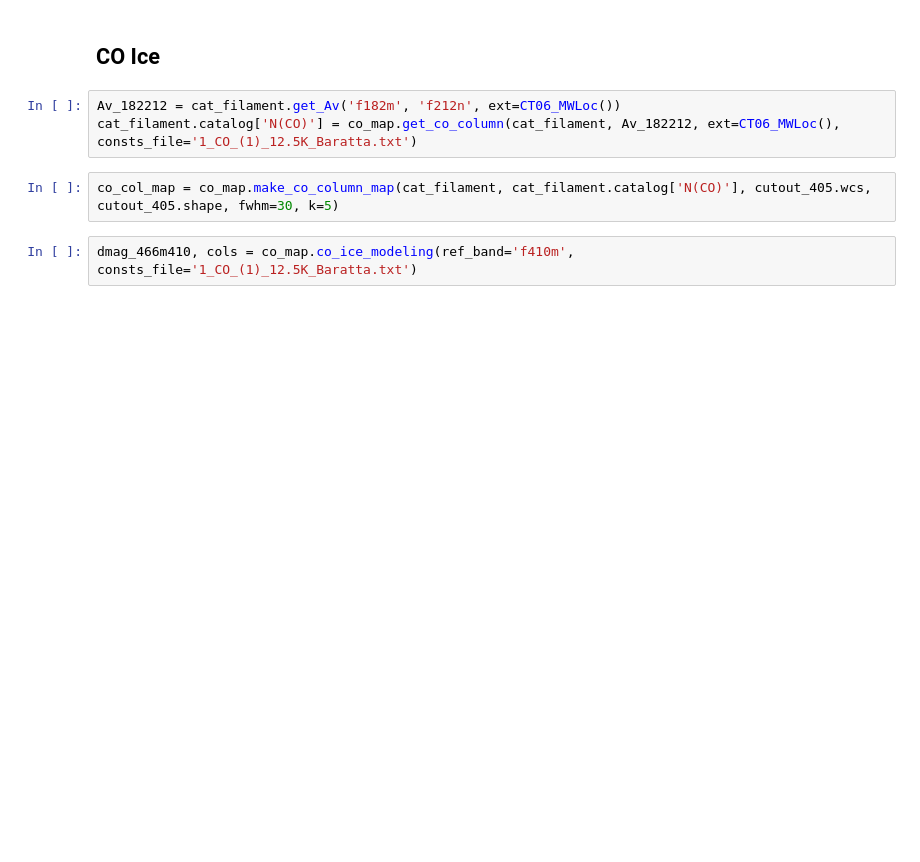
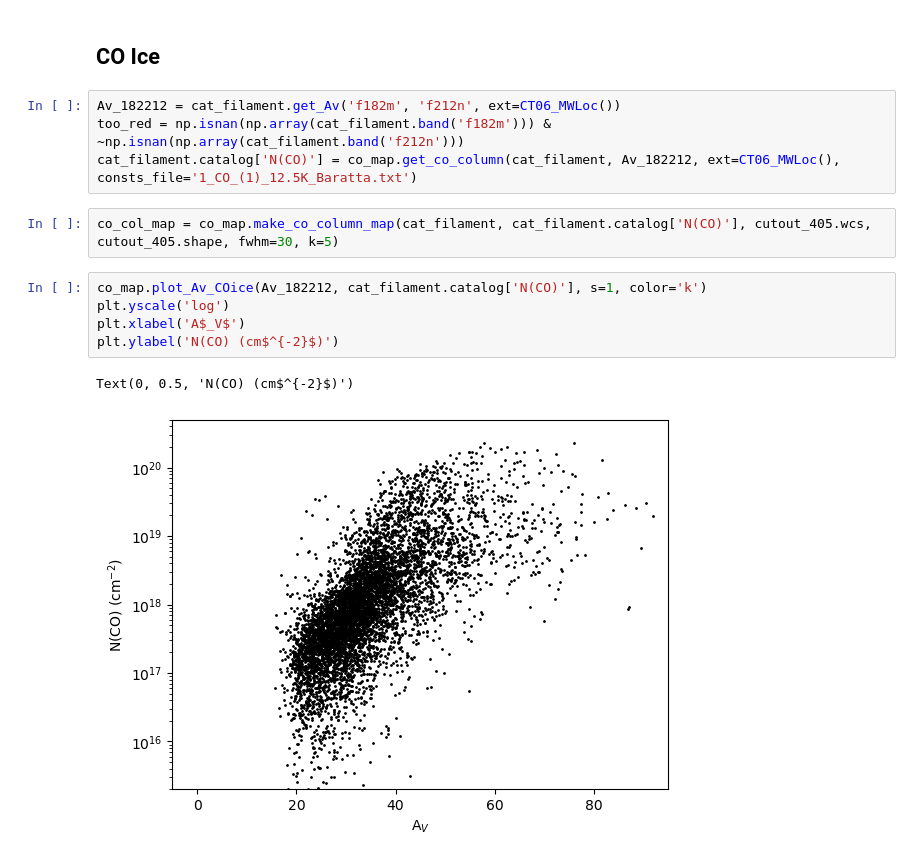
Before and after one commit to SpacialTree/lactea-filament, a Jupyter notebook: lactea-filament/notebooks/filament_COice.ipynb, the cells around one changed output. Saved outputs shown, nothing was run; the diff lists cells and outputs as text; blank space fills up the shorter version.

```diff
--- a/lactea-filament/notebooks/filament_COice.ipynb
+++ b/lactea-filament/notebooks/filament_COice.ipynb
@@ -69,8 +71,15 @@ ax.set_xlim(0, 3)
 ## CO Ice
 # %%
 Av_182212 = cat_filament.get_Av('f182m', 'f212n', ext=CT06_MWLoc())
+too_red = np.isnan(np.array(cat_filament.band('f182m'))) & ~np.isnan(np.array(cat_filament.band('f212n')))
 cat_filament.catalog['N(CO)'] = co_map.get_co_column(cat_filament, Av_182212, ext=CT06_MWLoc(), consts_file='1_CO_(1)_12.5K_Baratta.txt')
 # %%
 co_col_map = co_map.make_co_column_map(cat_filament, cat_filament.catalog['N(CO)'], cutout_405.wcs, cutout_405.shape, fwhm=30, k=5)
-# %%
-dmag_466m410, cols = co_map.co_ice_modeling(ref_band='f410m', consts_file='1_CO_(1)_12.5K_Baratta.txt')
+# %%
+co_map.plot_Av_COice(Av_182212, cat_filament.catalog['N(CO)'], s=1, color='k')
+plt.yscale('log')
+plt.xlabel('A$_V$')
+plt.ylabel('N(CO) (cm$^{-2}$)')
+# %% [output]
+Text(0, 0.5, 'N(CO) (cm$^{-2}$)')
+[figure, added]
```
Also changed, not shown: parts of 15 cells of this notebook.
